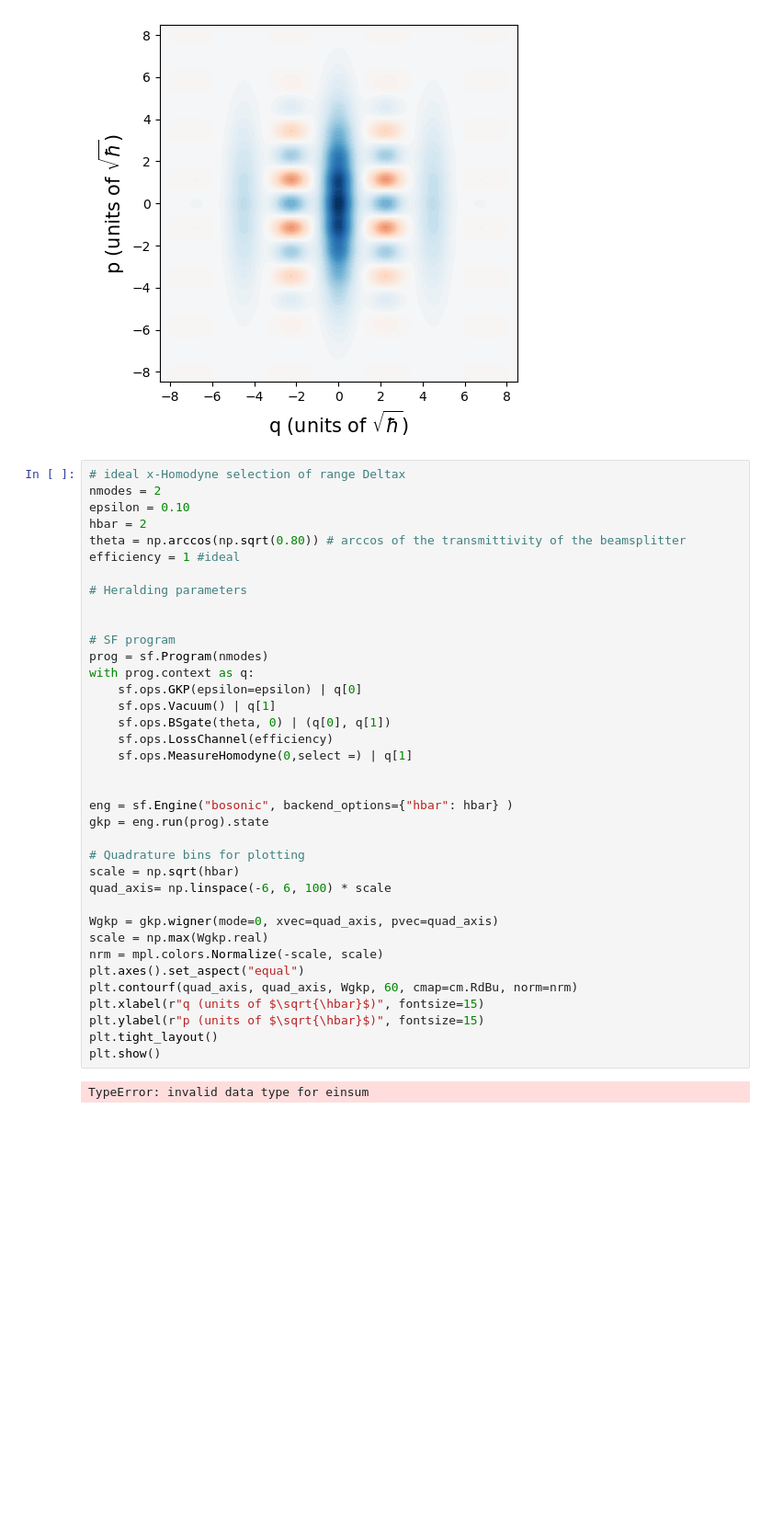
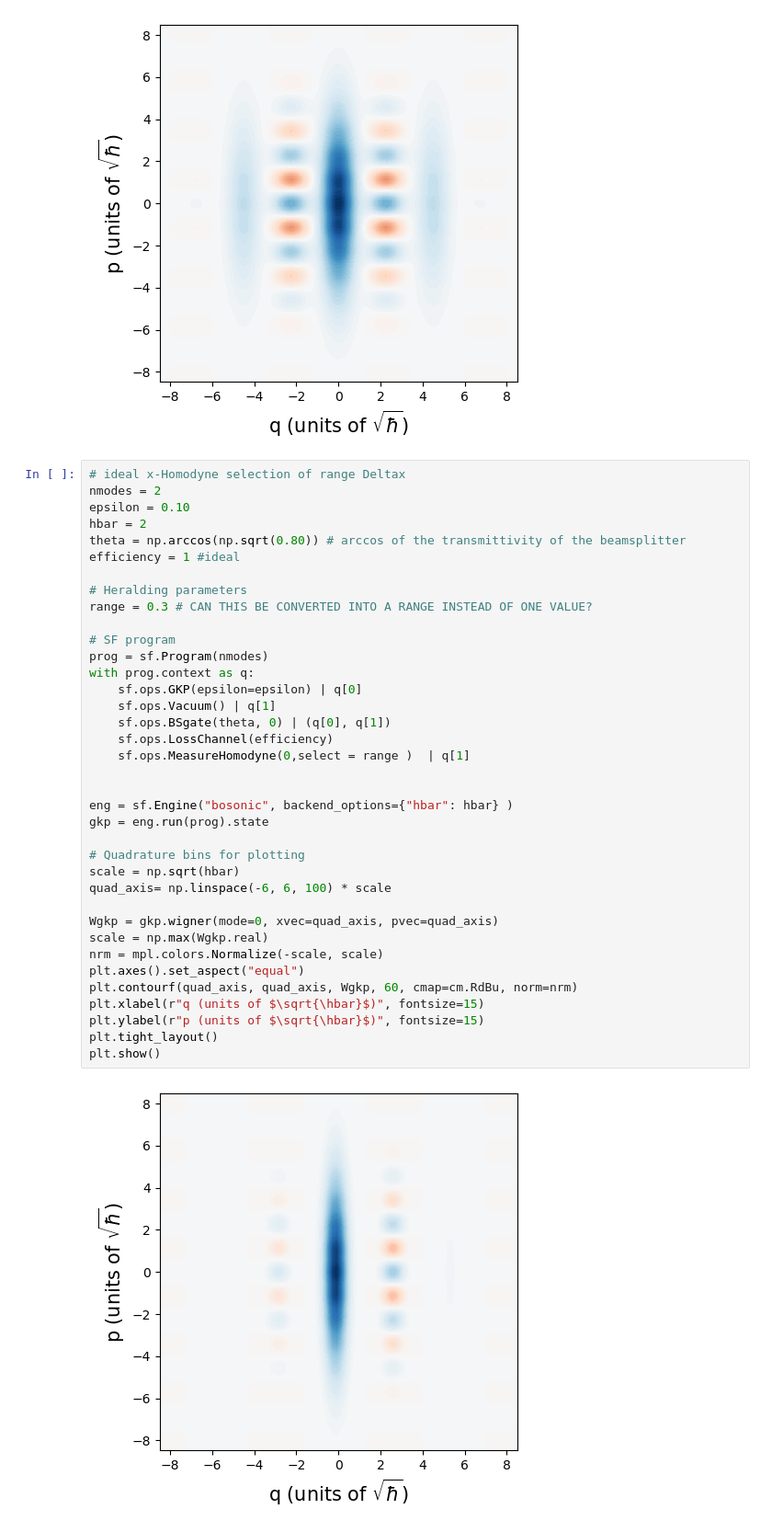
Before and after one commit to saurabh-shringarpure/GKPinsf, a Jupyter notebook: Cat and GKP photon subtracted.ipynb, the cells around one changed output. Shown at 92% size. Cells and saved outputs as stored; diff of their text form; blank space fills up the shorter version.

```diff
--- a/Cat and GKP photon subtracted.ipynb
+++ b/Cat and GKP photon subtracted.ipynb
@@ -190,36 +190,36 @@ theta = np.arccos(np.sqrt(0.80)) # arccos of the transmittivity of the beamsplit
 efficiency = 1 #ideal
 
 # Heralding parameters
-
+range = 0.3 # CAN THIS BE CONVERTED INTO A RANGE INSTEAD OF ONE VALUE?
 
 # SF program
 prog = sf.Program(nmodes)
 with prog.context as q:
     sf.ops.GKP(epsilon=epsilon) | q[0]
     sf.ops.Vacuum() | q[1]
     sf.ops.BSgate(theta, 0) | (q[0], q[1])
     sf.ops.LossChannel(efficiency)
-    sf.ops.MeasureHomodyne(0,select =) | q[1]
+    sf.ops.MeasureHomodyne(0,select = range )  | q[1]
 
 
 eng = sf.Engine("bosonic", backend_options={"hbar": hbar} )
 gkp = eng.run(prog).state
 
 # Quadrature bins for plotting
 scale = np.sqrt(hbar)
 quad_axis= np.linspace(-6, 6, 100) * scale
 
 Wgkp = gkp.wigner(mode=0, xvec=quad_axis, pvec=quad_axis)
 scale = np.max(Wgkp.real)
 nrm = mpl.colors.Normalize(-scale, scale)
 plt.axes().set_aspect("equal")
 plt.contourf(quad_axis, quad_axis, Wgkp, 60, cmap=cm.RdBu, norm=nrm)
 plt.xlabel(r"q (units of $\sqrt{\hbar}$)", fontsize=15)
 plt.ylabel(r"p (units of $\sqrt{\hbar}$)", fontsize=15)
 plt.tight_layout()
 plt.show()
 # %% [output]
-TypeError: invalid data type for einsum
+[figure, added]
 # %%
 # inefficient 1 photon subtraction
 nmodes = 2
```
Also changed, not shown: 1 other file.
